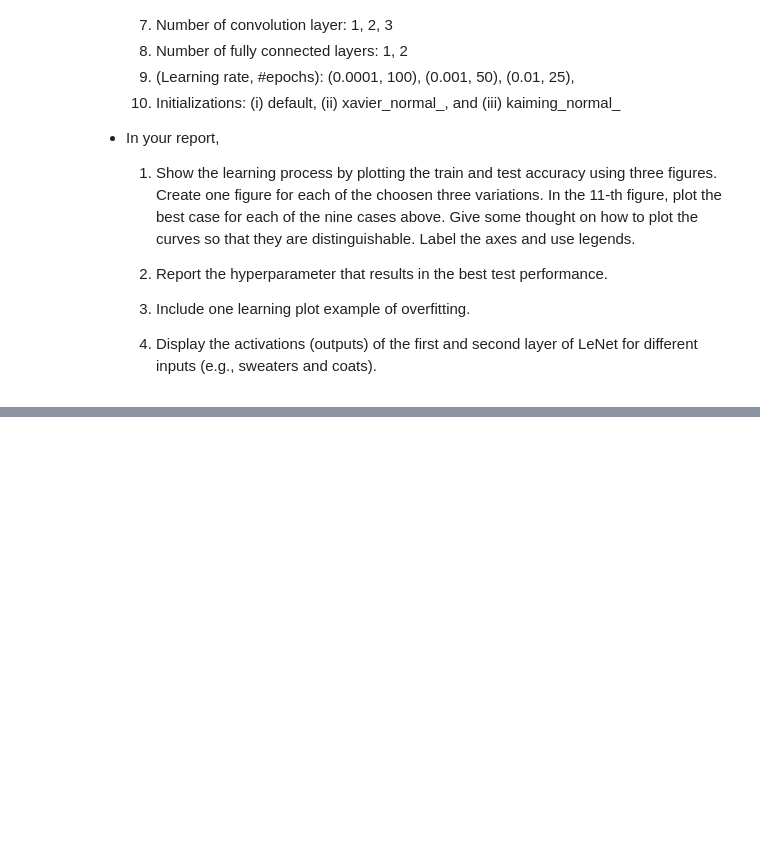
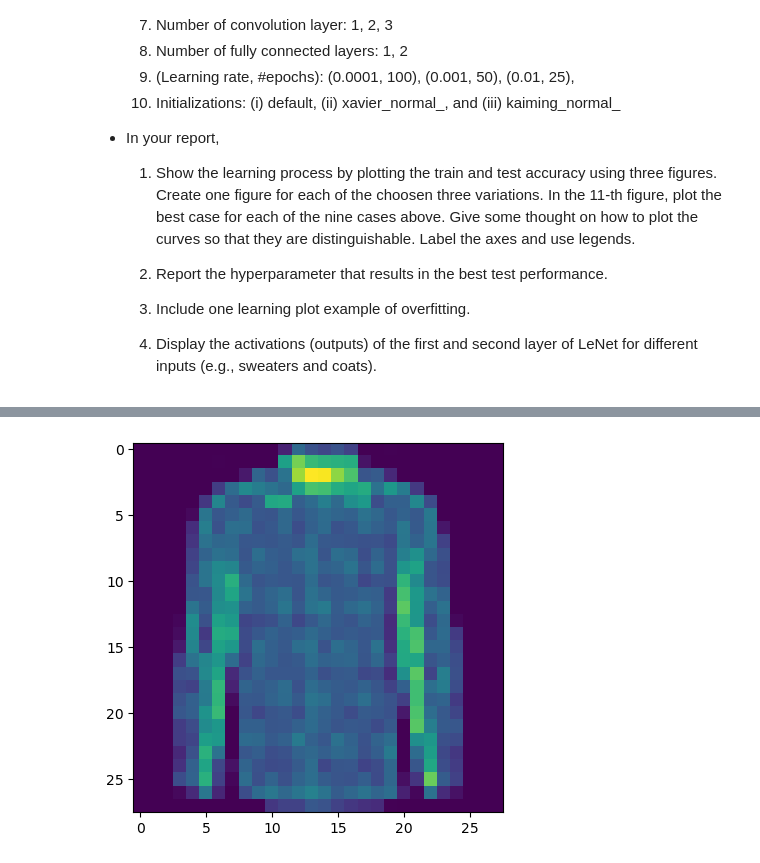
Before and after one commit to ChrisKantor/CAP-6415-Computer-Vision, a Jupyter notebook: CV_Module_5_3__Convolutional_Neural_Networks.ipynb, the cells around one changed output, grey strips where cells are left out. Cells and saved outputs as stored; diff of their text form; code cells hidden in the pictures; blank space fills up the shorter version.

```diff
--- a/CV_Module_5_3__Convolutional_Neural_Networks.ipynb
+++ b/CV_Module_5_3__Convolutional_Neural_Networks.ipynb
@@ -760,0 +308,79 @@ Files already downloaded and verified
+# %%
+#assignment pt 4 - displaying layer outputs
+train_iter = torch.utils.data.DataLoader(trainset, batch_size=3, shuffle=True, num_workers=2)
+def imshow(img):
+    img = img / 2 + 0.5     # unnormalize
+    # npimg = img.numpy()
+    npimg = img.to("cpu")
+    npimg = npimg.numpy()
+    plt.imshow(np.transpose(npimg, (1, 2, 0))) #reorder into (row, col, color)
+    plt.show()
+    plt.close()
+
+
+total_params = sum(p.numel() for p in best_model.parameters() if p.requires_grad)
+print('Total parameters:', total_params)
+
+for layer in best_model :
+    print(layer.__class__.__name__, 'output shape:\t', layer)
+
+print('\n\n')
+
+# get 3 random training images
+images, labels = next(iter(train_iter))
+
+if torch.cuda.is_available():
+  device = torch.device("cuda:0")
+else:
+  device = torch.device("cpu")
+
+best_model.to(device)
+images, labels = images.to(device), labels.to(device)
+
+# show first 3 images and their labels
+# for i in range(3):
+#     print(FashionMNIST_classes[labels[i]])
+#     imshow(images[i])
+
+#for each of these training images:
+for i in range(3):
+    print('\n\n\nInput Image: ' + FashionMNIST_classes[labels[i]])
+    imshow(images[i])
+
+
+    inputBatch = images[i].unsqueeze(0)
+
+    X = inputBatch
+    first = True
+    second = True
+
+    for layer in best_model:
+        #print(layer.__class__.__name__, 'output shape:\t', X.shape)
+        X = layer(X) # The output of a layer is the input to the next layer in the following iteration.
+        if (layer.__class__.__name__ == 'Sigmoid'):
+
+            if first:
+                fig, ax = plt.subplots(nrows=2, ncols=3)  #first convolution layer has 6 outputs
+                fig.set_size_inches (12, 9)
+                for j in range(6):
+                    temp = X[0, j, :].to("cpu")
+                    ax[np.unravel_index(j, (2, 3))].imshow(temp.detach().numpy(), 'gray')
+                    ax[np.unravel_index(j, (2, 3))].set_title('First Layer Output #%d'%(j))
+                    ax[np.unravel_index(j, (2, 3))].axis('off')
+
+                first = False
+                plt.show()
+                plt.close()
+
+            elif second:
+                fig, ax = plt.subplots(nrows=4, ncols=4)  #first convolution layer has 6 outputs
+                fig.set_size_inches (12, 9)
+                for j in range(16):
+                    temp = X[0, j, :].to("cpu")
+                    ax[np.unravel_index(j, (4, 4))].imshow(temp.detach().numpy(), 'gray')
+                    ax[np.unravel_index(j, (4, 4))].set_title('Second Layer Output #%d'%(j))
+                    ax[np.unravel_index(j, (4, 4))].axis('off')
+                second = False
+                plt.show()
+                plt.close()
+# %% [output]
@@ -760,0 +407 @@ Files already downloaded and verified
+[figure, added]
```
Also changed, not shown: parts of 40 cells of this notebook.
